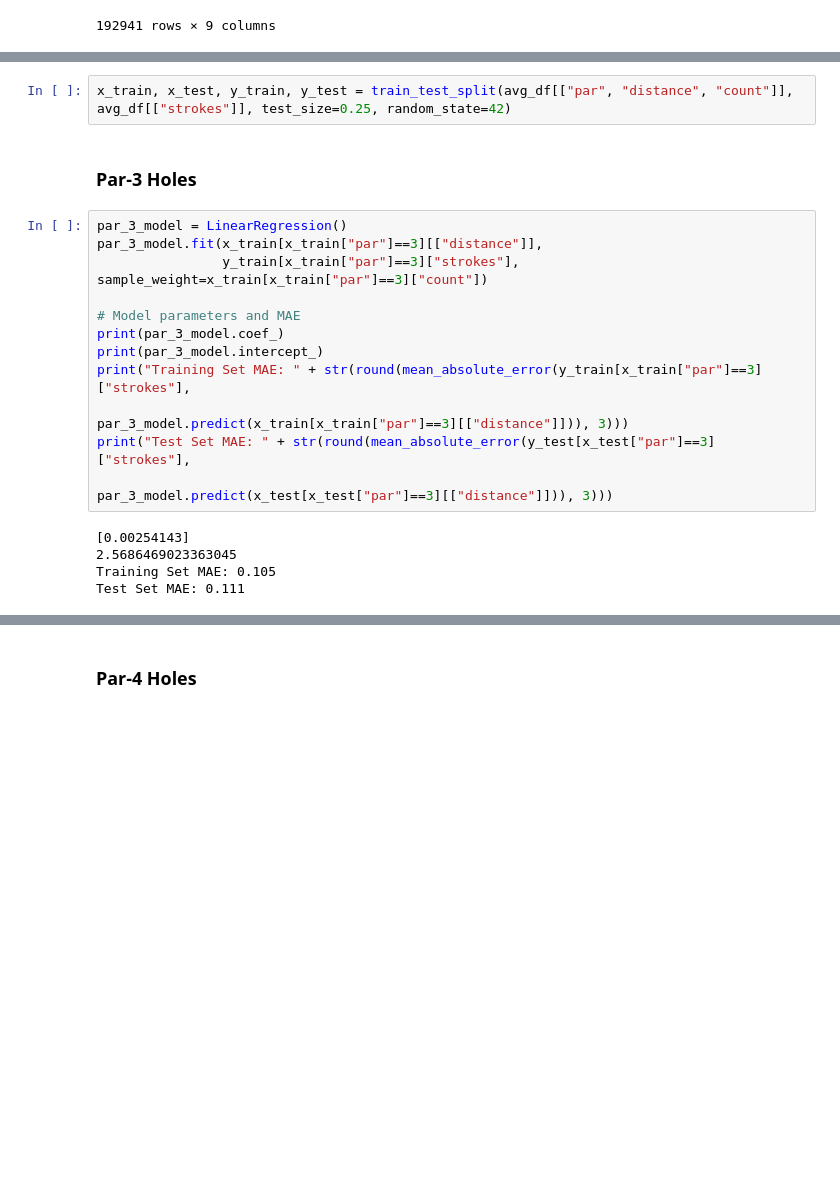
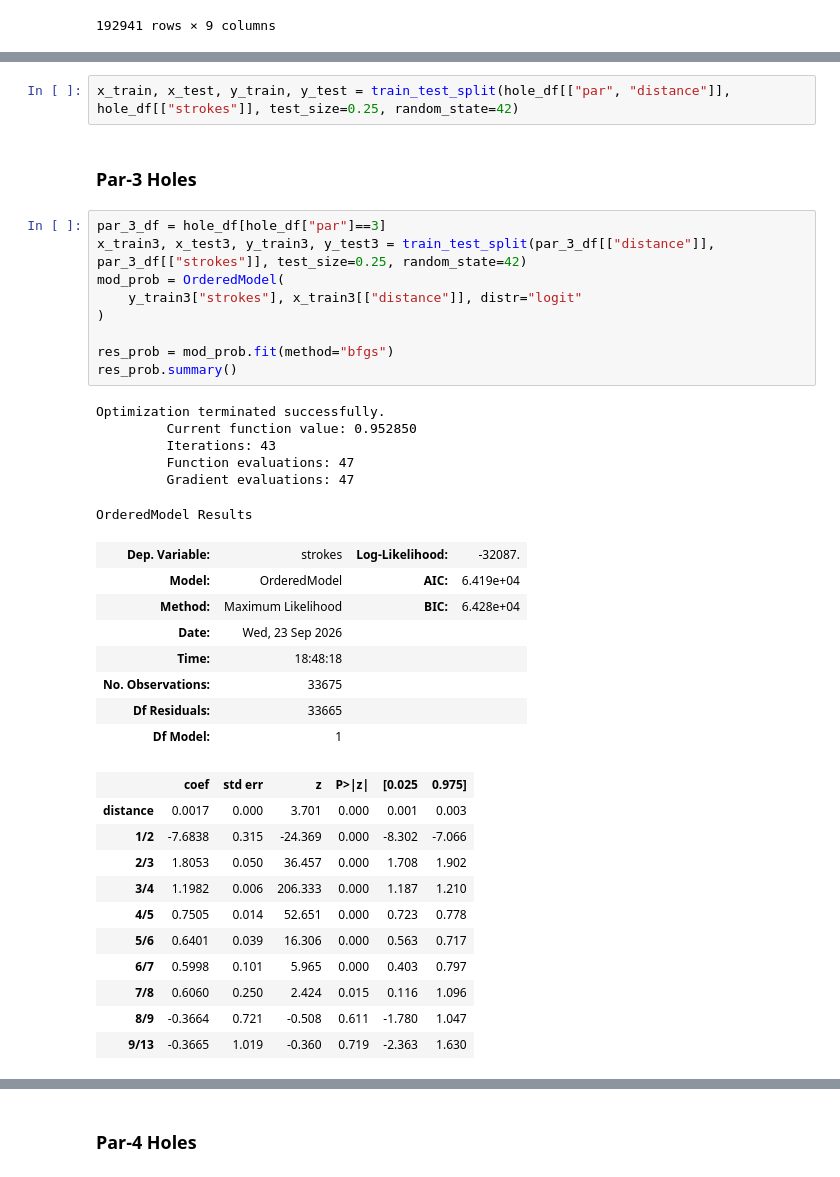
Before and after one commit to basketballrelativity/driving, a Jupyter notebook: driving.ipynb, the cells around one changed output, grey strips where cells are left out. Cells and saved outputs as stored; diff of their text form; blank space fills up the shorter version.

```diff
--- a/driving.ipynb
+++ b/driving.ipynb
@@ -62,23 +62,41 @@ With varying intercepts and slopes being apparent, fitting separate models by ho
 
 ![Screen Shot 2023-08-15 at 6.18.14 PM.png](embedded-picture-1)
 # %%
-x_train, x_test, y_train, y_test = train_test_split(avg_df[["par", "distance", "count"]], avg_df[["strokes"]], test_size=0.25, random_state=42)
+x_train, x_test, y_train, y_test = train_test_split(hole_df[["par", "distance"]], hole_df[["strokes"]], test_size=0.25, random_state=42)
 # %% [markdown]
 ### Par-3 Holes
-# %%
-par_3_model = LinearRegression()
-par_3_model.fit(x_train[x_train["par"]==3][["distance"]],
-                y_train[x_train["par"]==3]["strokes"], sample_weight=x_train[x_train["par"]==3]["count"])
-
-# Model parameters and MAE
-print(par_3_model.coef_)
-print(par_3_model.intercept_)
-print("Training Set MAE: " + str(round(mean_absolute_error(y_train[x_train["par"]==3]["strokes"],
-                                                           par_3_model.predict(x_train[x_train["par"]==3][["distance"]])), 3)))
-print("Test Set MAE: " + str(round(mean_absolute_error(y_test[x_test["par"]==3]["strokes"],
-                                                       par_3_model.predict(x_test[x_test["par"]==3][["distance"]])), 3)))
-# %% [output]
-[0.00254143]
-2.5686469023363045
-Training Set MAE: 0.105
-Test Set MAE: 0.111
+# %%
+par_3_df = hole_df[hole_df["par"]==3]
+x_train3, x_test3, y_train3, y_test3 = train_test_split(par_3_df[["distance"]], par_3_df[["strokes"]], test_size=0.25, random_state=42)
+mod_prob = OrderedModel(
+    y_train3["strokes"], x_train3[["distance"]], distr="logit"
+)
+
+res_prob = mod_prob.fit(method="bfgs")
+res_prob.summary()
+# %% [output]
+Optimization terminated successfully.
+         Current function value: 0.952850
+         Iterations: 43
+         Function evaluations: 47
+         Gradient evaluations: 47
+OrderedModel Results
+| Dep. Variable: | strokes | Log-Likelihood: | -32087. |
+| Model: | OrderedModel | AIC: | 6.419e+04 |
+| Method: | Maximum Likelihood | BIC: | 6.428e+04 |
+| Date: | Wed, 23 Sep 2026 |  |  |
+| Time: | 18:48:18 |  |  |
+| No. Observations: | 33675 |  |  |
+| Df Residuals: | 33665 |  |  |
+| Df Model: | 1 |  |  |
+|  | coef | std err | z | P>|z| | [0.025 | 0.975] |
+| distance | 0.0017 | 0.000 | 3.701 | 0.000 | 0.001 | 0.003 |
+| 1/2 | -7.6838 | 0.315 | -24.369 | 0.000 | -8.302 | -7.066 |
+| 2/3 | 1.8053 | 0.050 | 36.457 | 0.000 | 1.708 | 1.902 |
+| 3/4 | 1.1982 | 0.006 | 206.333 | 0.000 | 1.187 | 1.210 |
+| 4/5 | 0.7505 | 0.014 | 52.651 | 0.000 | 0.723 | 0.778 |
+| 5/6 | 0.6401 | 0.039 | 16.306 | 0.000 | 0.563 | 0.717 |
+| 6/7 | 0.5998 | 0.101 | 5.965 | 0.000 | 0.403 | 0.797 |
+| 7/8 | 0.6060 | 0.250 | 2.424 | 0.015 | 0.116 | 1.096 |
+| 8/9 | -0.3664 | 0.721 | -0.508 | 0.611 | -1.780 | 1.047 |
+| 9/13 | -0.3665 | 1.019 | -0.360 | 0.719 | -2.363 | 1.630 |
```
Also changed, not shown: parts of 17 cells of this notebook, 1 other file.
